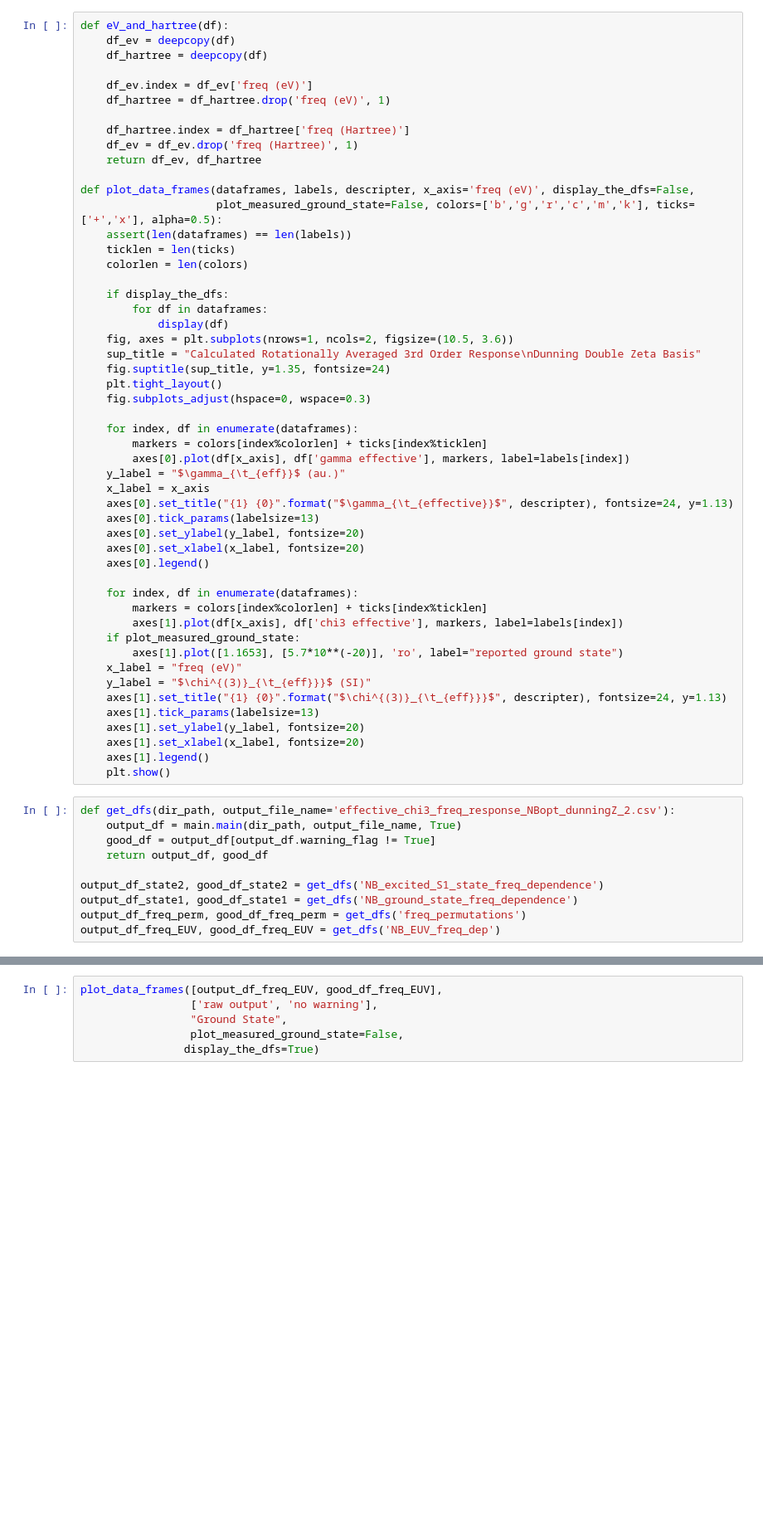
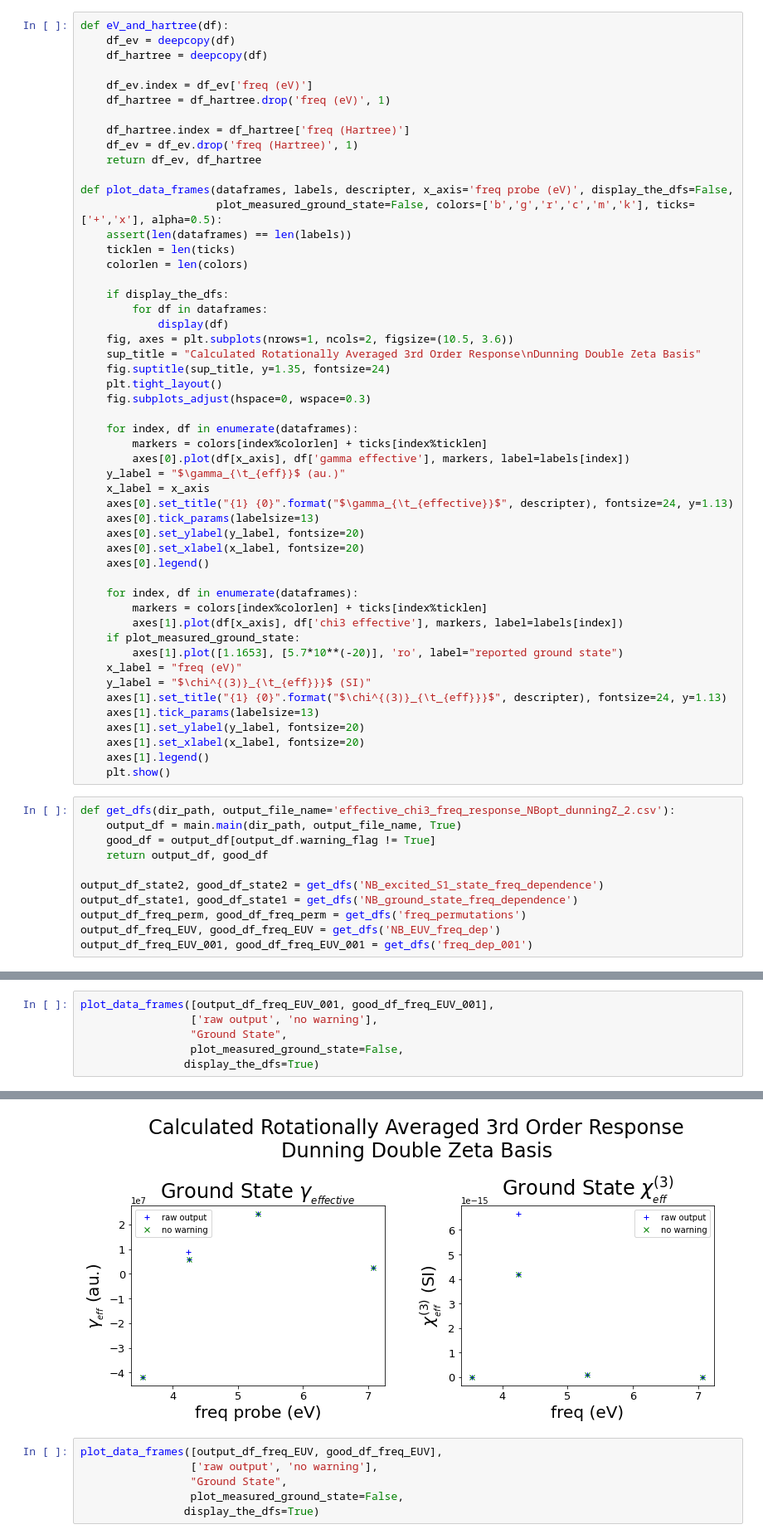
Before and after one commit to zifn/qchem_nitrobenzene, a Jupyter notebook: plotting freq dependence of chi3-Copy1.ipynb, the cells around one changed output, grey strips where cells are left out. Shown at 83% size. Drawn from its saved outputs; the diff is of its cells as text; blank space fills up the shorter version.

Commit message:
modified plotting to work with changed output

```diff
--- a/plotting freq dependence of chi3-Copy1.ipynb
+++ b/plotting freq dependence of chi3-Copy1.ipynb
@@ -26,7 +26,7 @@ def eV_and_hartree(df):
     df_ev = df_ev.drop('freq (Hartree)', 1)
     return df_ev, df_hartree
 
-def plot_data_frames(dataframes, labels, descripter, x_axis='freq (eV)', display_the_dfs=False,
+def plot_data_frames(dataframes, labels, descripter, x_axis='freq probe (eV)', display_the_dfs=False,
                      plot_measured_ground_state=False, colors=['b','g','r','c','m','k'], ticks=['+','x'], alpha=0.5):
     assert(len(dataframes) == len(labels))
     ticklen = len(ticks)
@@ -75,6 +75,7 @@ output_df_state2, good_df_state2 = get_dfs('NB_excited_S1_state_freq_dependence'
 output_df_state1, good_df_state1 = get_dfs('NB_ground_state_freq_dependence')
 output_df_freq_perm, good_df_freq_perm = get_dfs('freq_permutations')
 output_df_freq_EUV, good_df_freq_EUV = get_dfs('NB_EUV_freq_dep')
+output_df_freq_EUV_001, good_df_freq_EUV_001 = get_dfs('freq_dep_001')
 # %% [output]
 saving data to -> NB_excited_S1_state_freq_dependence\effective_chi3_freq_response_NBopt_dunningZ_2.csv
 saving data to -> NB_ground_state_freq_dependence\effective_chi3_freq_response_NBopt_dunningZ_2.csv
@@ -82,0 +86,7 @@ saving data to -> NB_EUV_freq_dep\effective_chi3_freq_response_NBopt_dunningZ_2.
+# %%
+plot_data_frames([output_df_freq_EUV_001, good_df_freq_EUV_001],
+                 ['raw output', 'no warning'],
+                 "Ground State",
+                 plot_measured_ground_state=False,
+                display_the_dfs=True)
+# %% [output]
@@ -83,3 +104,4 @@ saving data to -> NB_EUV_freq_dep\effective_chi3_freq_response_NBopt_dunningZ_2.
+[figure, added]
 # %%
 plot_data_frames([output_df_freq_EUV, good_df_freq_EUV],
                  ['raw output', 'no warning'],
```
Also changed, not shown: parts of 2 cells of this notebook.
